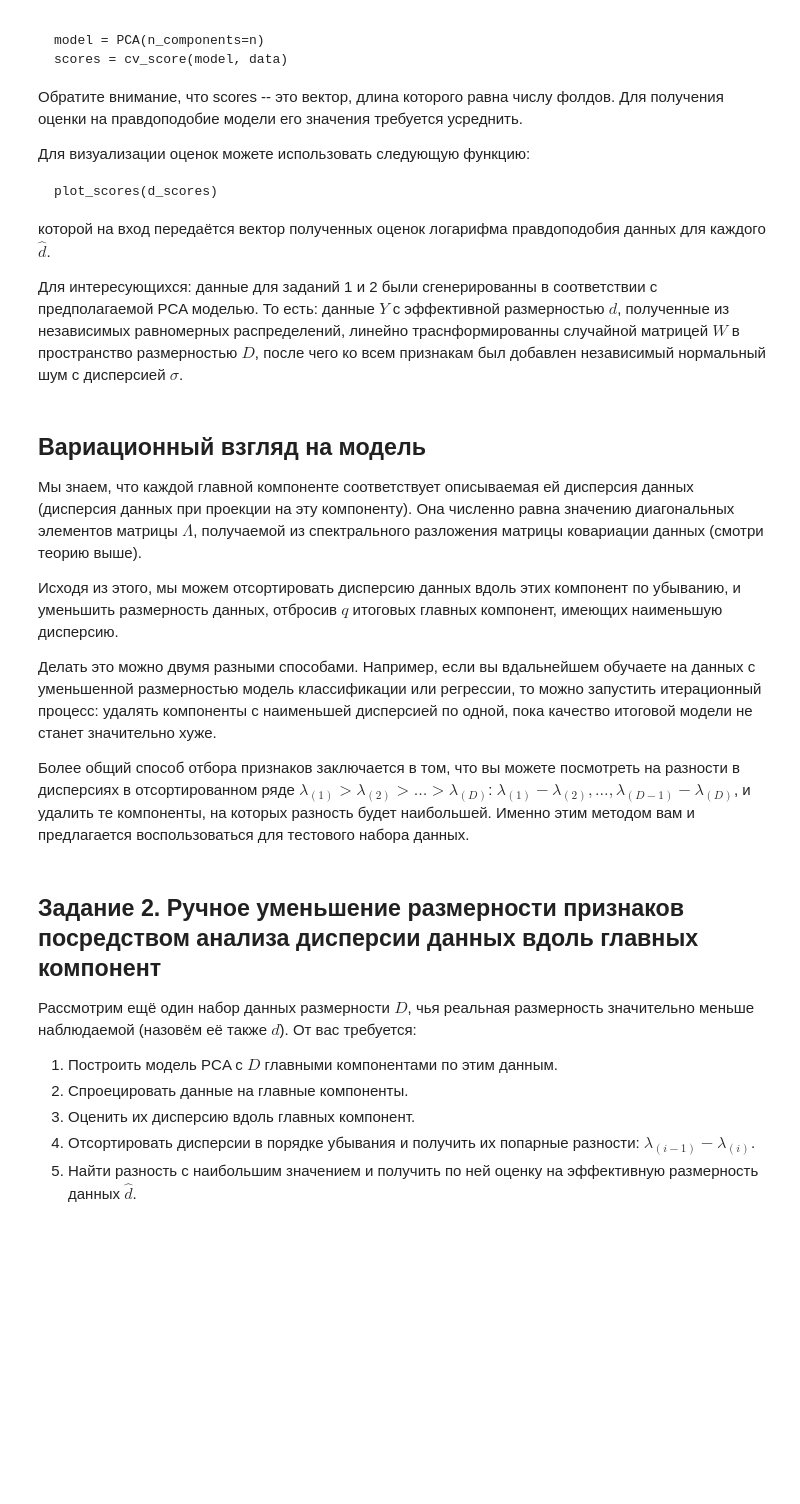
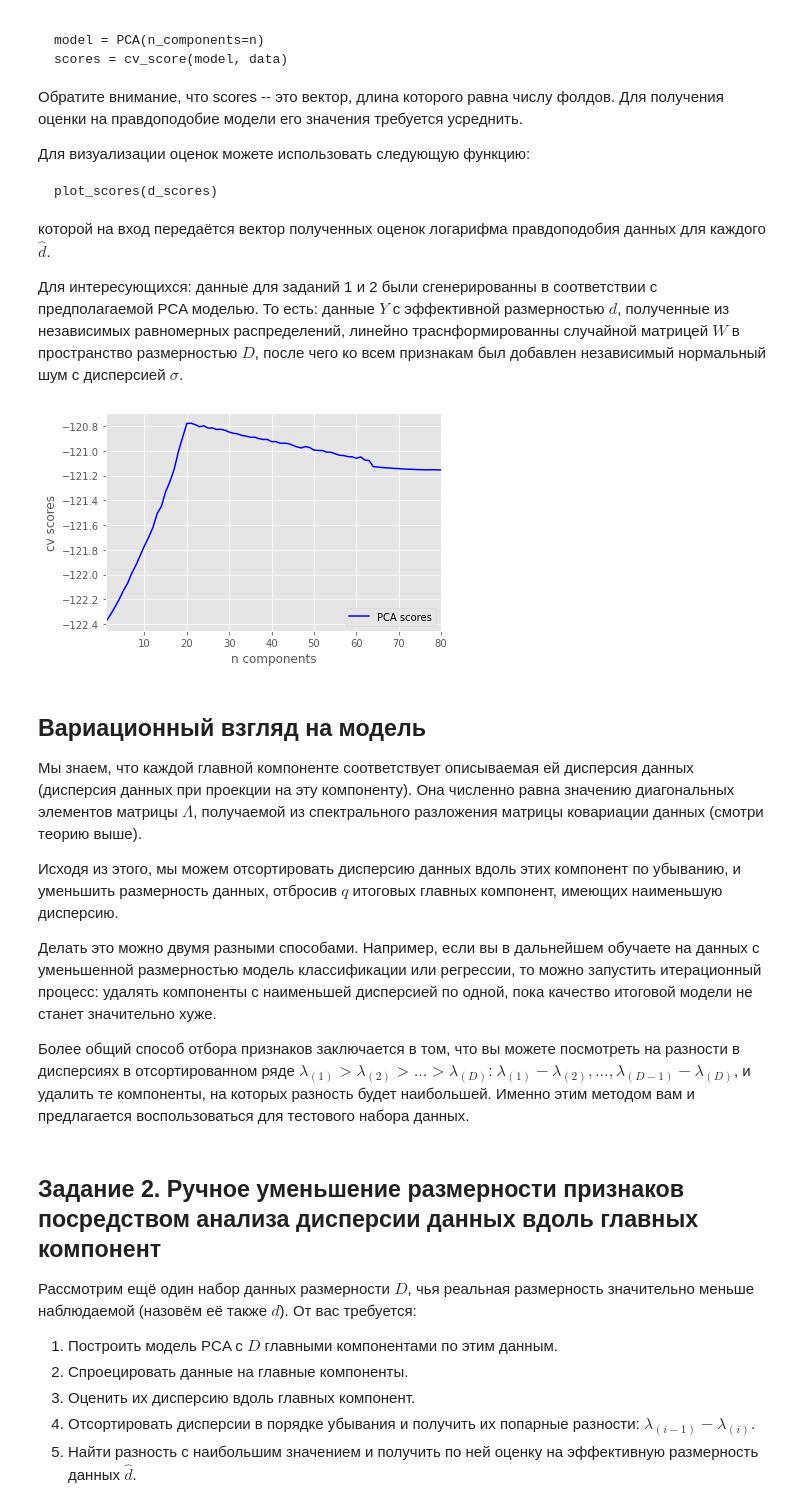
Before and after one commit to RBVV23/Coursera, a Jupyter notebook: Поиск структуры в данных/Week_2/Project_1/main_2.ipynb, the cells around one changed output. Drawn from its saved outputs; the diff is of its cells as text; code cells hidden in the pictures; blank space fills up the shorter version.

```diff
--- a/Поиск структуры в данных/Week_2/Project_1/main_2.ipynb
+++ b/Поиск структуры в данных/Week_2/Project_1/main_2.ipynb
@@ -233,4 +233,19 @@ def write_answer_1(optimal_d):
 data = pd.read_csv('data_task1.csv')
 
 # place your code here
+D = data.shape[1]
 pass
+# %%
+d_scores = []
+for d in range(1,D+1):
+    model = PCA(n_components=d)
+    scores = cv_score(model, data)
+#     print(scores)
+#     print(scores.mean())
+    d_scores.append(scores.mean())
+
+d_scores = np.array(d_scores)
+# print(d_scores.size)
+plot_scores(d_scores)
+# %% [output]
+[figure, added]
@@ -241,7 +259,7 @@ pass
 
 Исходя из этого, мы можем отсортировать дисперсию данных вдоль этих компонент по убыванию, и уменьшить размерность данных, отбросив $q$ итоговых главных компонент, имеющих наименьшую дисперсию.
 
-Делать это можно двумя разными способами. Например, если вы вдальнейшем обучаете на данных с уменьшенной размерностью модель классификации или регрессии, то можно запустить итерационный процесс: удалять компоненты с наименьшей дисперсией по одной, пока качество итоговой модели не станет значительно хуже.
+Делать это можно двумя разными способами. Например, если вы в дальнейшем обучаете на данных с уменьшенной размерностью модель классификации или регрессии, то можно запустить итерационный процесс: удалять компоненты с наименьшей дисперсией по одной, пока качество итоговой модели не станет значительно хуже.
 
 Более общий способ отбора признаков заключается в том, что вы можете посмотреть на разности в дисперсиях в отсортированном ряде $\lambda_{(1)} > \lambda_{(2)} > \dots > \lambda_{(D)}$: $\lambda_{(1)}-\lambda_{(2)}, \dots, \lambda_{(D-1)} - \lambda_{(D)}$, и удалить те компоненты, на которых разность будет наибольшей. Именно этим методом вам и предлагается воспользоваться для тестового набора данных.
 # %% [markdown]
```
Also changed, not shown: parts of 6 cells of this notebook.
